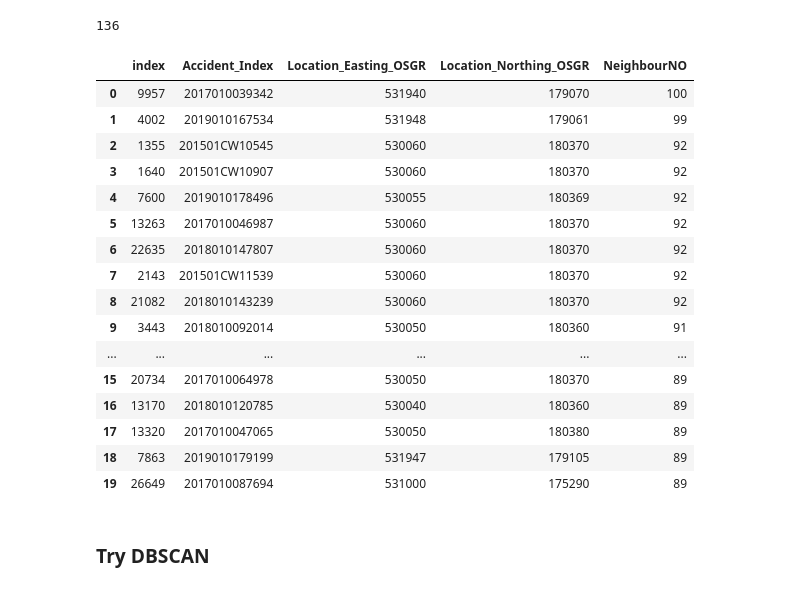
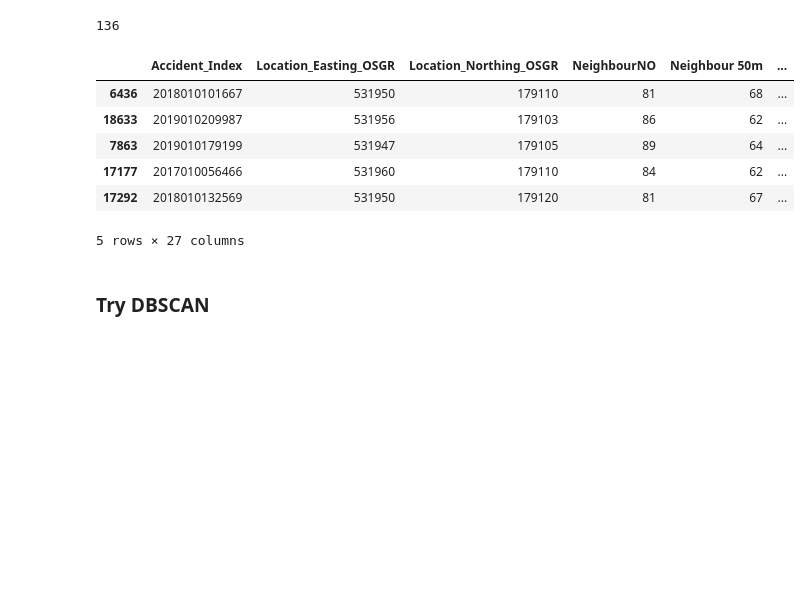
Before and after one commit to GaborJenei/DS-Stackoverflow-Survey, a Jupyter notebook: 01_Intro_to_DS/3_BlogPost/Udacity DSND Project1.ipynb, the cells around one changed output. Drawn from its saved outputs; the diff is of its cells as text; code cells hidden in the pictures; blank space fills up the shorter version.

```diff
--- a/01_Intro_to_DS/3_BlogPost/Udacity DSND Project1.ipynb
+++ b/01_Intro_to_DS/3_BlogPost/Udacity DSND Project1.ipynb
@@ -348,26 +346,30 @@ accident_array = df_accidents_coords_complete.values
 136
 # %%
 accident_tree = KDTree(accident_array[:,1:3])
-df_accidents_coords_complete.loc[:,'NeighbourNO']=accident_tree.query_radius(accident_array[:,1:3],r=70,count_only=True)
-df_accidents_coords_complete.sort_values(by='NeighbourNO', ascending=False).reset_index()[:20]
+
+rank_cols = []
+
+for dist in range(50,215,15):
+    df_accidents_coords_complete.loc[:,'Neighbour ' + str(dist)+ 'm'] = accident_tree.query_radius(accident_array[:,1:3],
+                                                                                   r=dist,
+                                                                                   count_only=True)
+
+    df_accidents_coords_complete.loc[:,'Neighbour ' + str(dist) + 'm rank'] = df_accidents_coords_complete.loc[:,'Neighbour ' + str(dist)+ 'm'].rank(ascending=False)
+
+    rank_cols.append('Neighbour ' + str(dist) + 'm rank')
+#     df_accidents_coords_complete.sort_values(by='NeighbourNO', ascending=False).reset_index()[:20]
-# %% [output]
-|  | index | Accident_Index | Location_Easting_OSGR | Location_Northing_OSGR | NeighbourNO |
-| 0 | 9957 | 2017010039342 | 531940 | 179070 | 100 |
-| 1 | 4002 | 2019010167534 | 531948 | 179061 | 99 |
-| 2 | 1355 | 201501CW10545 | 530060 | 180370 | 92 |
-| 3 | 1640 | 201501CW10907 | 530060 | 180370 | 92 |
-| 4 | 7600 | 2019010178496 | 530055 | 180369 | 92 |
-| 5 | 13263 | 2017010046987 | 530060 | 180370 | 92 |
-| 6 | 22635 | 2018010147807 | 530060 | 180370 | 92 |
-| 7 | 2143 | 201501CW11539 | 530060 | 180370 | 92 |
-| 8 | 21082 | 2018010143239 | 530060 | 180370 | 92 |
-| 9 | 3443 | 2018010092014 | 530050 | 180360 | 91 |
-| ... | ... | ... | ... | ... | ... |
-| 15 | 20734 | 2017010064978 | 530050 | 180370 | 89 |
-| 16 | 13170 | 2018010120785 | 530040 | 180360 | 89 |
-| 17 | 13320 | 2017010047065 | 530050 | 180380 | 89 |
-| 18 | 7863 | 2019010179199 | 531947 | 179105 | 89 |
-| 19 | 26649 | 2017010087694 | 531000 | 175290 | 89 |
+# %%
+df_accidents_coords_complete['Av Rank'] = df_accidents_coords_complete[rank_cols].mean(axis=1)
+# %%
+df_accidents_coords_complete.sort_values(by=['Av Rank'], ascending=True).head()
+# %% [output]
+|  | Accident_Index | Location_Easting_OSGR | Location_Northing_OSGR | NeighbourNO | Neighbour 50m | ... |
+| 6436 | 2018010101667 | 531950 | 179110 | 81 | 68 | ... |
+| 18633 | 2019010209987 | 531956 | 179103 | 86 | 62 | ... |
+| 7863 | 2019010179199 | 531947 | 179105 | 89 | 64 | ... |
+| 17177 | 2017010056466 | 531960 | 179110 | 84 | 62 | ... |
+| 17292 | 2018010132569 | 531950 | 179120 | 81 | 67 | ... |
+5 rows × 27 columns
 # %% [markdown]
 ### Try DBSCAN
 # %%
```
Also changed, not shown: parts of 3 cells of this notebook.
